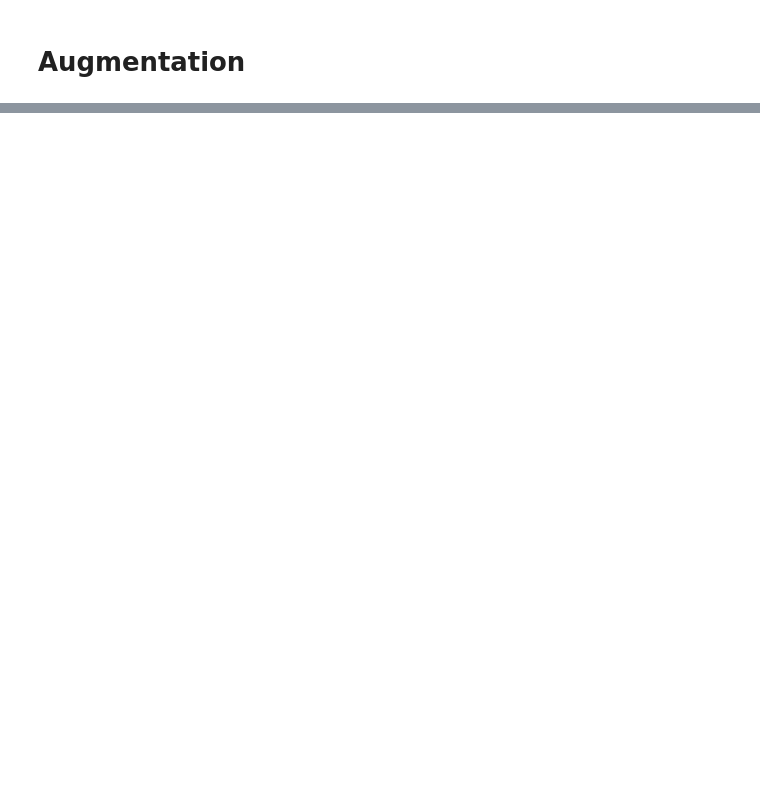
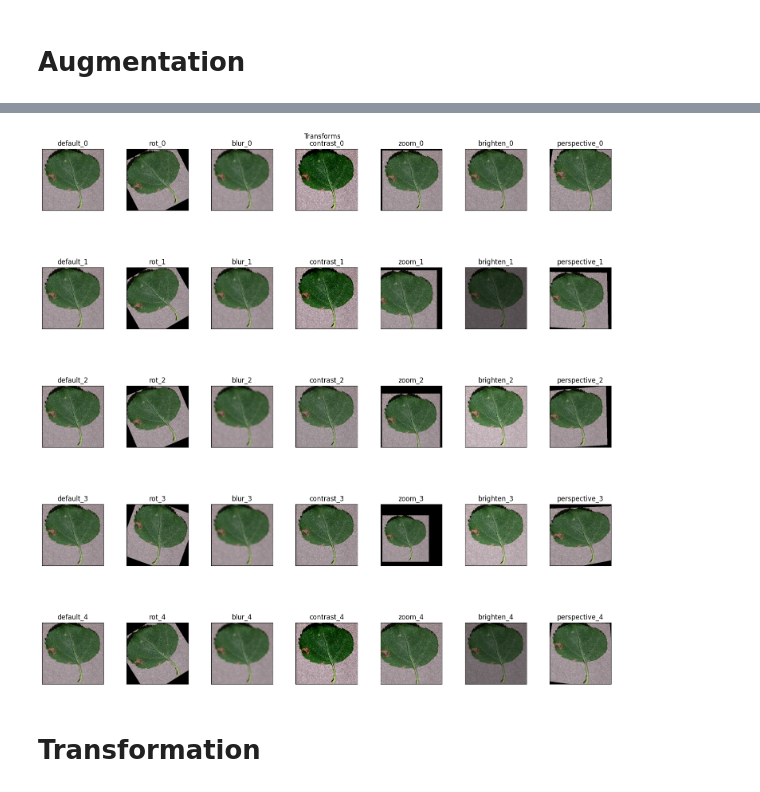
Before and after one commit to jerperez42/Leaffliction, a Jupyter notebook: Untitled.ipynb, the cells around one changed output, grey strips where cells are left out. Drawn from its saved outputs; the diff is of its cells as text; code cells hidden in the pictures; blank space fills up the shorter version.

```diff
--- a/Untitled.ipynb
+++ b/Untitled.ipynb
@@ -44,0 +184,9 @@ put_distribution(data)
+# %%
+files = get_classes(DATA_FOLDER, lambda x, y, z : f"{x}/{z[0]}")
+file = next(iter(next(iter(files.values())).values()))
+
+transform_file(file)
+# %% [output]
+[figure, added]
+# %% [markdown]
+# Transformation
```
Also changed, not shown: parts of 6 cells of this notebook, 1 other file.
